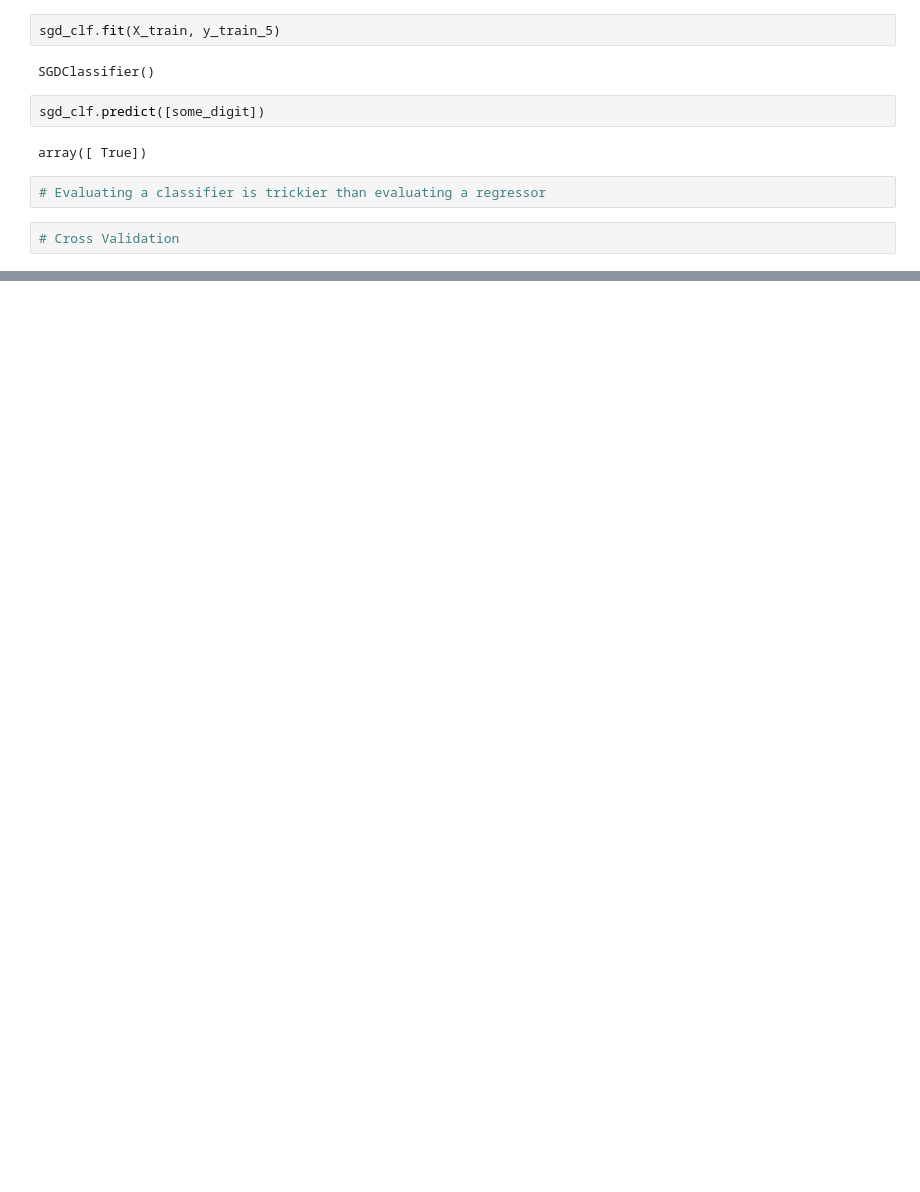
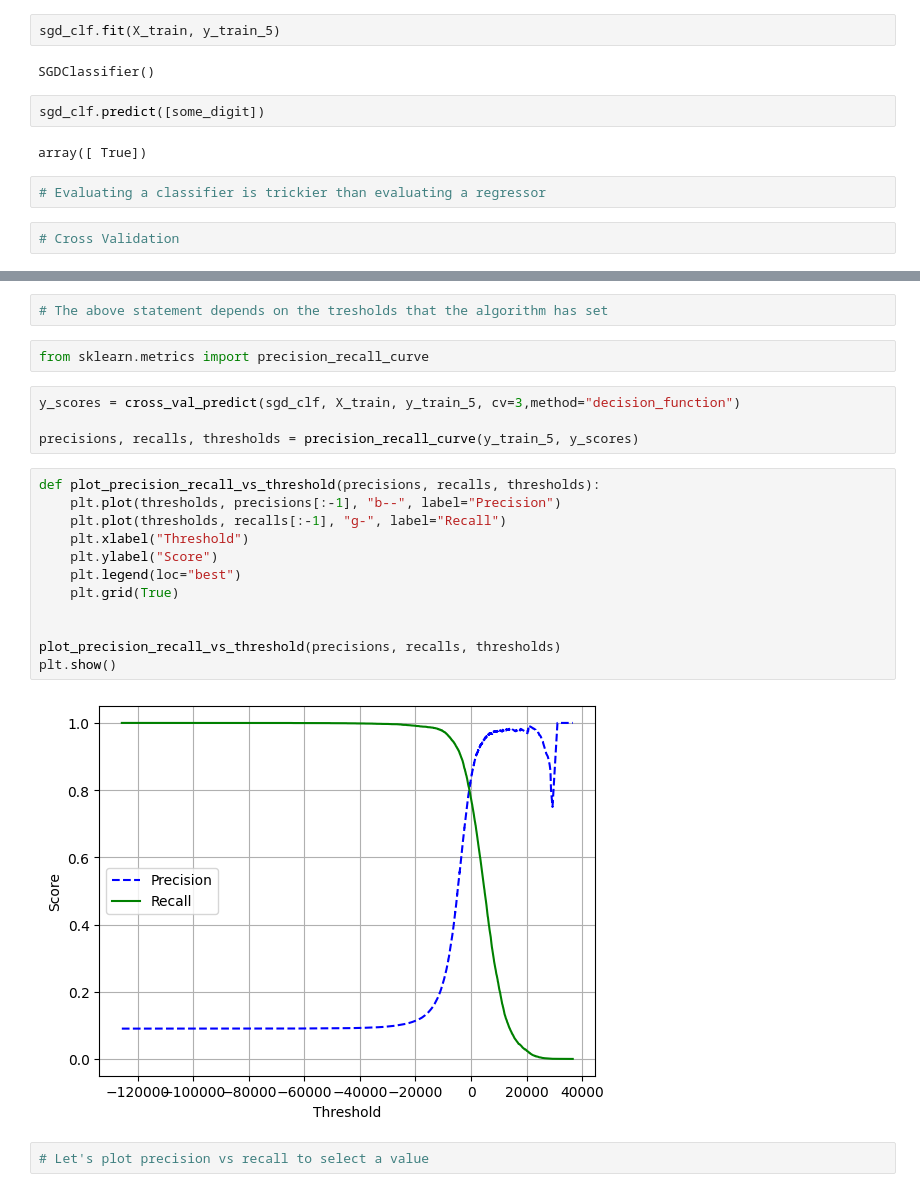
Before and after one commit to AgneloNunes9/scikit-learn-001, a Jupyter notebook: Classification.ipynb, the cells around one changed output, grey strips where cells are left out. Cells and saved outputs as stored; diff of their text form; blank space fills up the shorter version.

Commit message:
Metrics in Depth

```diff
--- a/Classification.ipynb
+++ b/Classification.ipynb
@@ -81,0 +162,24 @@ array([ True])
+# %%
+# The above statement depends on the tresholds that the algorithm has set
+# %%
+from sklearn.metrics import precision_recall_curve
+# %%
+y_scores = cross_val_predict(sgd_clf, X_train, y_train_5, cv=3,method="decision_function")
+
+precisions, recalls, thresholds = precision_recall_curve(y_train_5, y_scores)
+# %%
+def plot_precision_recall_vs_threshold(precisions, recalls, thresholds):
+    plt.plot(thresholds, precisions[:-1], "b--", label="Precision")
+    plt.plot(thresholds, recalls[:-1], "g-", label="Recall")
+    plt.xlabel("Threshold")
+    plt.ylabel("Score")
+    plt.legend(loc="best")
+    plt.grid(True)
+
+
+plot_precision_recall_vs_threshold(precisions, recalls, thresholds)
+plt.show()
+# %% [output]
+[figure, added]
+# %%
+# Let's plot precision vs recall to select a value
```
Also changed, not shown: parts of 35 cells of this notebook.
